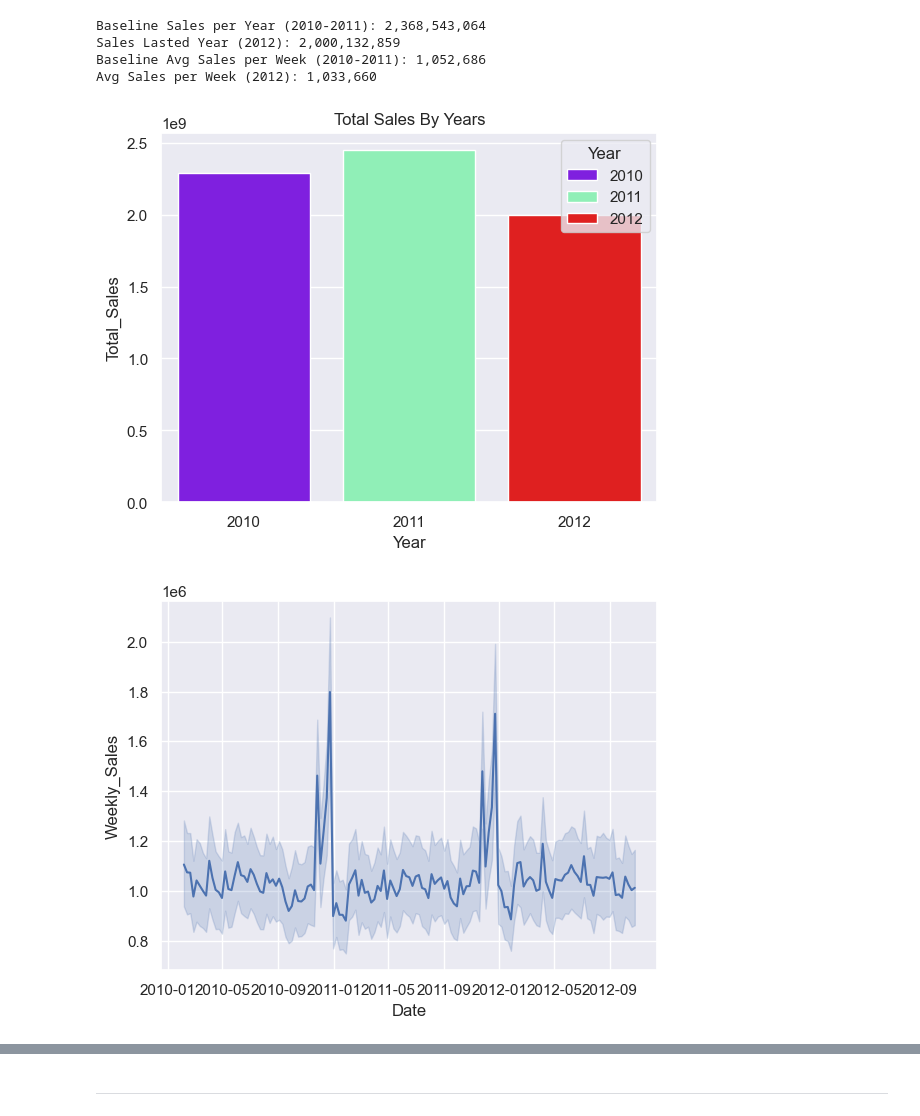
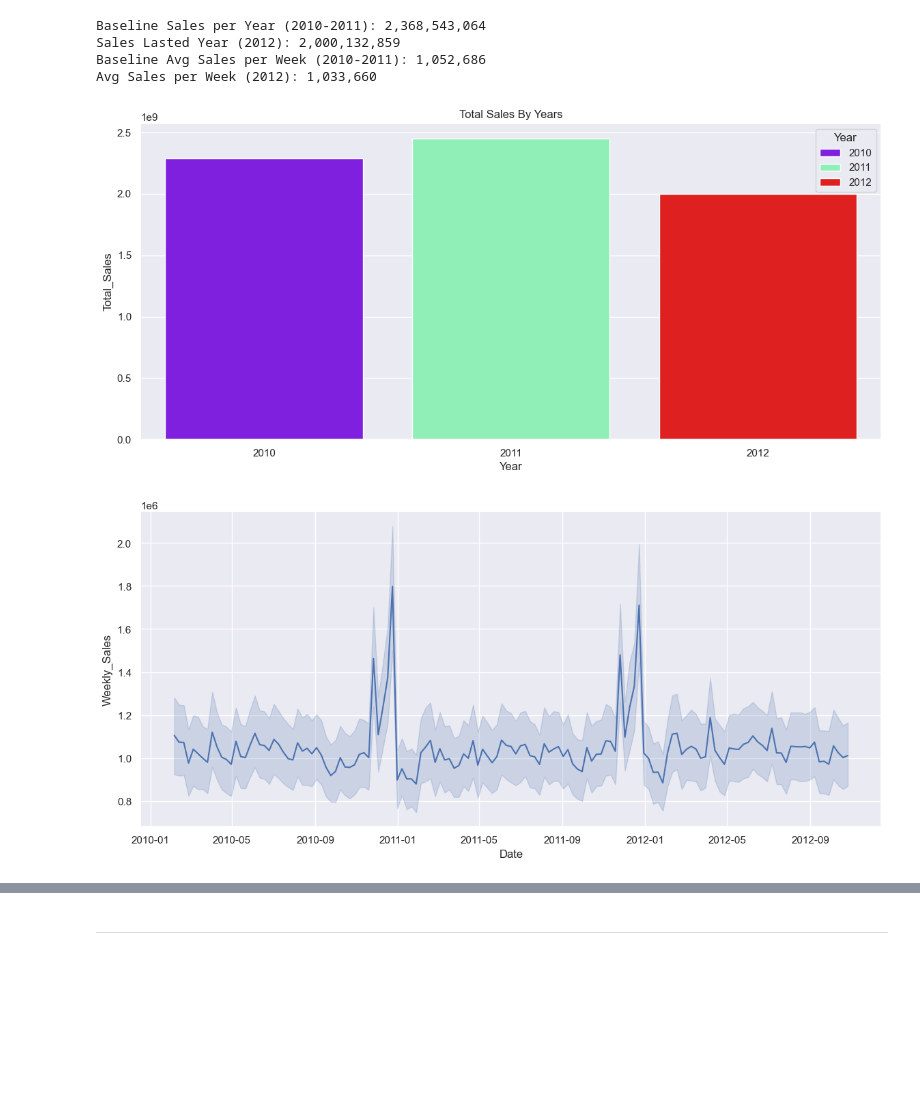
Before and after one commit to Nattachot/Warmart-Sales-Analysis, a Jupyter notebook: Notebook/Warmart_Analysis.ipynb, the cells around one changed output, grey strips where cells are left out. Saved outputs shown, nothing was run; the diff lists cells and outputs as text; code cells hidden in the pictures; blank space fills up the shorter version.

```diff
--- a/Notebook/Warmart_Analysis.ipynb
+++ b/Notebook/Warmart_Analysis.ipynb
@@ -200,16 +200,17 @@ Baseline Avg Sales per Week (2010-2011): 1,052,686
 Avg Sales per Week (2012): 1,033,660
 # %%
 #Viz TotalSalesbyYear
-plt.Figure(figsize=(20,10))
+plt.figure(figsize=(14,6))
 sns.barplot(data=Total_Sales, x="Year",y="Total_Sales",hue="Year", palette="rainbow")
 plt.title("Total Sales By Years")
 plt.show()
 
+plt.figure(figsize=(14,6))
 sns.lineplot(data=Sales_data, x="Date",y="Weekly_Sales", markers="o")
 plt.show()
 # %% [output]
-[figure, old version]
+[figure, new version]
-[figure, old version]
+[figure, new version]
 # %%
 #Timeline for VIZ
 Timeline = Sales_data.groupby("Month_Year")["Weekly_Sales"].sum().reset_index(name="Sales")
```
Also changed, not shown: parts of 1 cell of this notebook, 3 other files.
